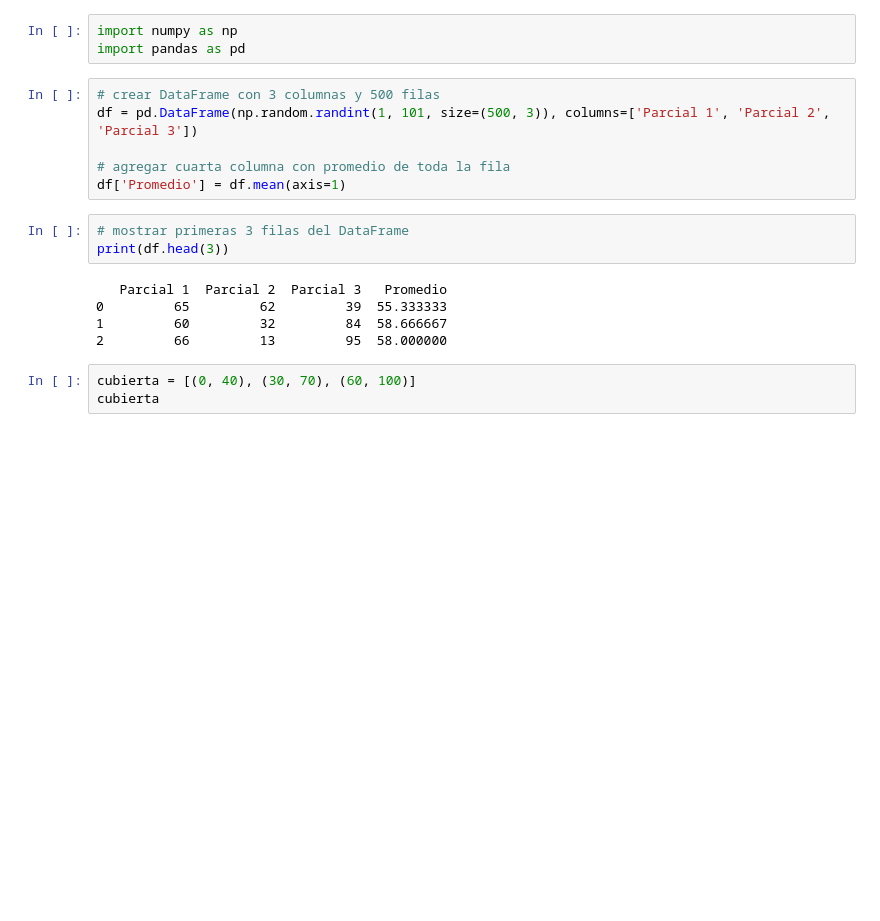
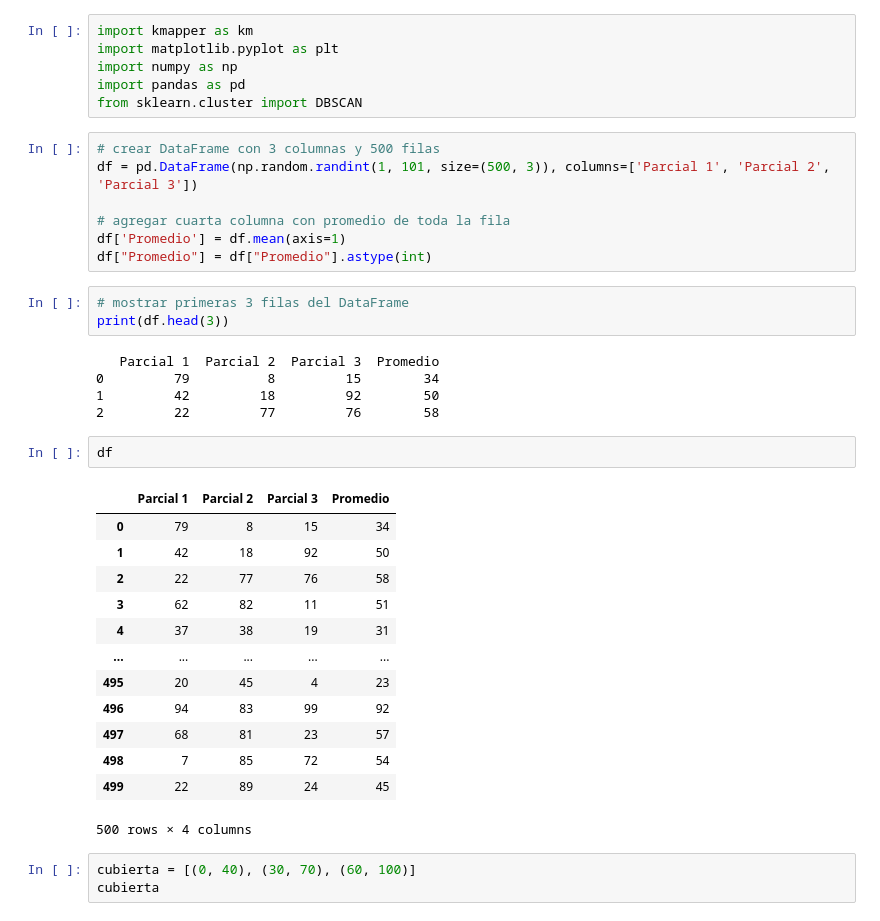
Before and after one commit to cesar-xyz/Topologia, a Jupyter notebook: promedios.ipynb, the cells around one changed output. Saved outputs shown, nothing was run; the diff lists cells and outputs as text; blank space fills up the shorter version.

Commit message:
Promedios

```diff
--- a/promedios.ipynb
+++ b/promedios.ipynb
@@ -1,20 +1,40 @@
 # %%
+import kmapper as km
+import matplotlib.pyplot as plt
 import numpy as np
 import pandas as pd
+from sklearn.cluster import DBSCAN
 # %%
 # crear DataFrame con 3 columnas y 500 filas
 df = pd.DataFrame(np.random.randint(1, 101, size=(500, 3)), columns=['Parcial 1', 'Parcial 2', 'Parcial 3'])
 
 # agregar cuarta columna con promedio de toda la fila
 df['Promedio'] = df.mean(axis=1)
+df["Promedio"] = df["Promedio"].astype(int)
 # %%
 # mostrar primeras 3 filas del DataFrame
 print(df.head(3))
 # %% [output]
-   Parcial 1  Parcial 2  Parcial 3   Promedio
-0         65         62         39  55.333333
-1         60         32         84  58.666667
-2         66         13         95  58.000000
+   Parcial 1  Parcial 2  Parcial 3  Promedio
+0         79          8         15        34
+1         42         18         92        50
+2         22         77         76        58
+# %%
+df
+# %% [output]
+|  | Parcial 1 | Parcial 2 | Parcial 3 | Promedio |
+| 0 | 79 | 8 | 15 | 34 |
+| 1 | 42 | 18 | 92 | 50 |
+| 2 | 22 | 77 | 76 | 58 |
+| 3 | 62 | 82 | 11 | 51 |
+| 4 | 37 | 38 | 19 | 31 |
+| ... | ... | ... | ... | ... |
+| 495 | 20 | 45 | 4 | 23 |
+| 496 | 94 | 83 | 99 | 92 |
+| 497 | 68 | 81 | 23 | 57 |
+| 498 | 7 | 85 | 72 | 54 |
+| 499 | 22 | 89 | 24 | 45 |
+500 rows × 4 columns
 # %%
 cubierta = [(0, 40), (30, 70), (60, 100)]
 cubierta
```
Also changed, not shown: parts of 13 cells of this notebook.
